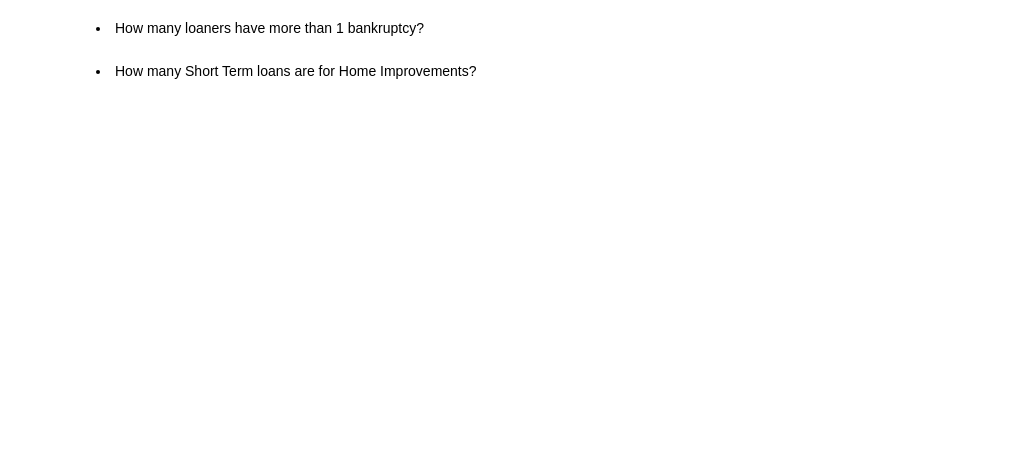
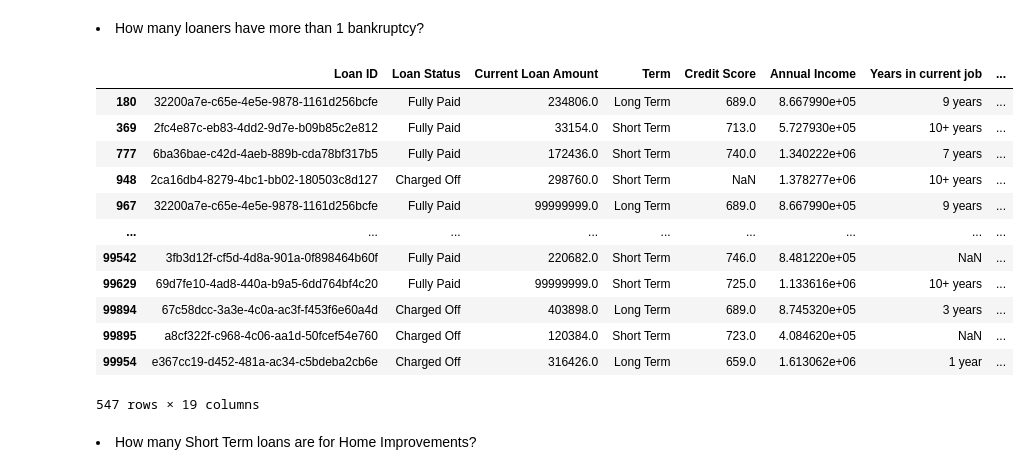
Before and after one commit to crypt0kitik/Introduction-to-Data-Analytics, a Jupyter notebook: Homework sets/SET 2/DataAnalyticsExerciseSet2.ipynb, the cells around one changed output. Saved outputs shown, nothing was run; the diff lists cells and outputs as text; code cells hidden in the pictures; blank space fills up the shorter version.

```diff
--- a/Homework sets/SET 2/DataAnalyticsExerciseSet2.ipynb
+++ b/Homework sets/SET 2/DataAnalyticsExerciseSet2.ipynb
@@ -131,6 +144,22 @@ df
 <li>How many loaners have more than 1 bankruptcy?</li>
 # %%
 # produce code that shows how many loaners have more than 1 bankruptcy
+loans = df[df["Bankruptcies"] > 1]
+loans
+# %% [output]
+|  | Loan ID | Loan Status | Current Loan Amount | Term | Credit Score | Annual Income | Years in current job | ... |
+| 180 | 32200a7e-c65e-4e5e-9878-1161d256bcfe | Fully Paid | 234806.0 | Long Term | 689.0 | 8.667990e+05 | 9 years | ... |
+| 369 | 2fc4e87c-eb83-4dd2-9d7e-b09b85c2e812 | Fully Paid | 33154.0 | Short Term | 713.0 | 5.727930e+05 | 10+ years | ... |
+| 777 | 6ba36bae-c42d-4aeb-889b-cda78bf317b5 | Fully Paid | 172436.0 | Short Term | 740.0 | 1.340222e+06 | 7 years | ... |
+| 948 | 2ca16db4-8279-4bc1-bb02-180503c8d127 | Charged Off | 298760.0 | Short Term | NaN | 1.378277e+06 | 10+ years | ... |
+| 967 | 32200a7e-c65e-4e5e-9878-1161d256bcfe | Fully Paid | 99999999.0 | Long Term | 689.0 | 8.667990e+05 | 9 years | ... |
+| ... | ... | ... | ... | ... | ... | ... | ... | ... |
+| 99542 | 3fb3d12f-cf5d-4d8a-901a-0f898464b60f | Fully Paid | 220682.0 | Short Term | 746.0 | 8.481220e+05 | NaN | ... |
+| 99629 | 69d7fe10-4ad8-440a-b9a5-6dd764bf4c20 | Fully Paid | 99999999.0 | Short Term | 725.0 | 1.133616e+06 | 10+ years | ... |
+| 99894 | 67c58dcc-3a3e-4c0a-ac3f-f453f6e60a4d | Charged Off | 403898.0 | Long Term | 689.0 | 8.745320e+05 | 3 years | ... |
+| 99895 | a8cf322f-c968-4c06-aa1d-50fcef54e760 | Charged Off | 120384.0 | Short Term | 723.0 | 4.084620e+05 | NaN | ... |
+| 99954 | e367cc19-d452-481a-ac34-c5bdeba2cb6e | Charged Off | 316426.0 | Long Term | 659.0 | 1.613062e+06 | 1 year | ... |
+547 rows × 19 columns
 # %% [markdown]
 <li>How many Short Term loans are for Home Improvements?</li>
 # %%
```
Also changed, not shown: parts of 8 cells of this notebook.
